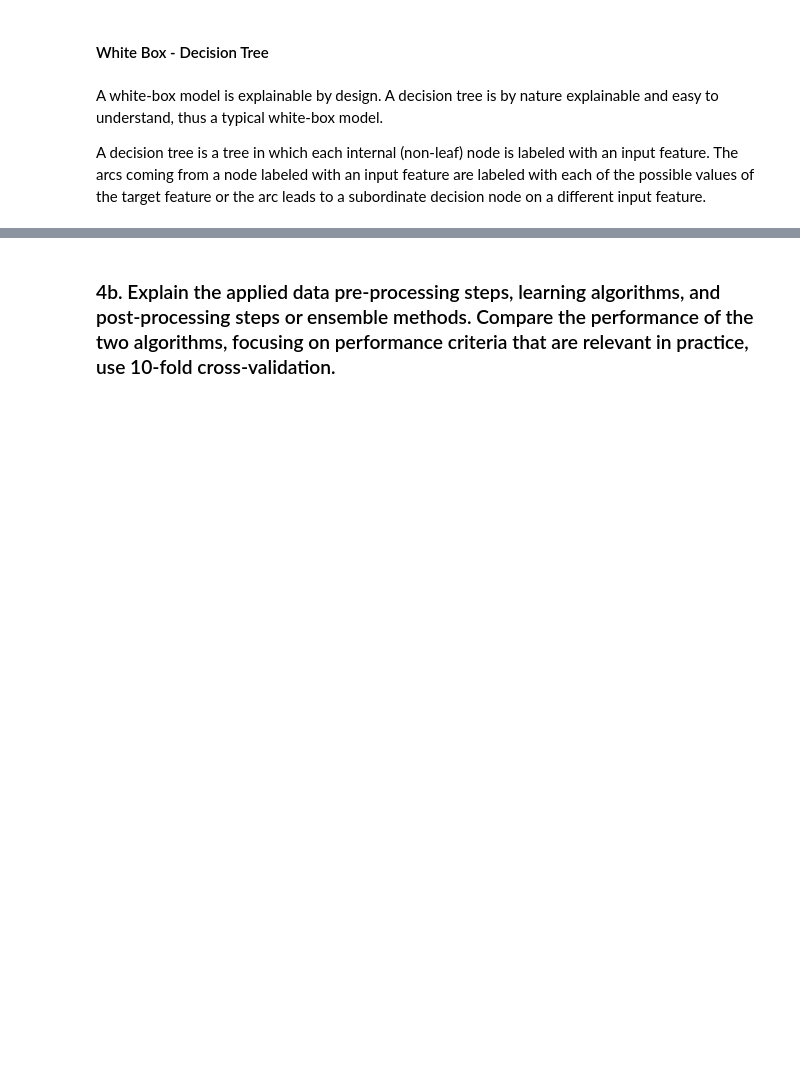
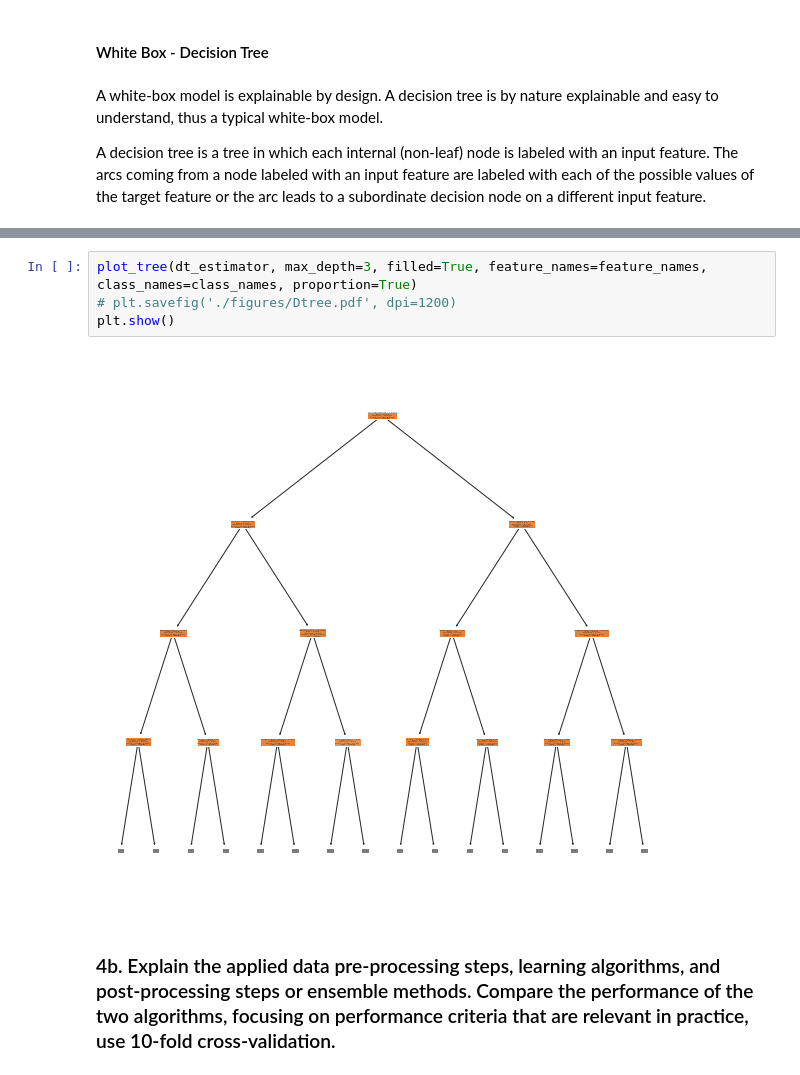
Before and after one commit to CarlosChu-c/CiberSecurityLab, a Jupyter notebook: lab1/Lab1-2021.ipynb, the cells around one changed output, grey strips where cells are left out. Drawn from its saved outputs; the diff is of its cells as text; blank space fills up the shorter version.

```diff
--- a/lab1/Lab1-2021.ipynb
+++ b/lab1/Lab1-2021.ipynb
@@ -581,3 +681,9 @@ dt = DecisionTreeClassifier(splitter='random', max_depth=10)
+# %%
+plot_tree(dt_estimator, max_depth=3, filled=True, feature_names=feature_names, class_names=class_names, proportion=True)
+# plt.savefig('./figures/Dtree.pdf', dpi=1200)
+plt.show()
+# %% [output]
+[figure, added]
 # %% [markdown]
 ### 4b. Explain the applied data pre-processing steps, learning algorithms, and post-processing steps or ensemble methods. Compare the performance of the two algorithms, focusing on performance criteria that are relevant in practice, use 10-fold cross-validation.
 # %% [markdown]
```
Also changed, not shown: parts of 7 cells of this notebook.
